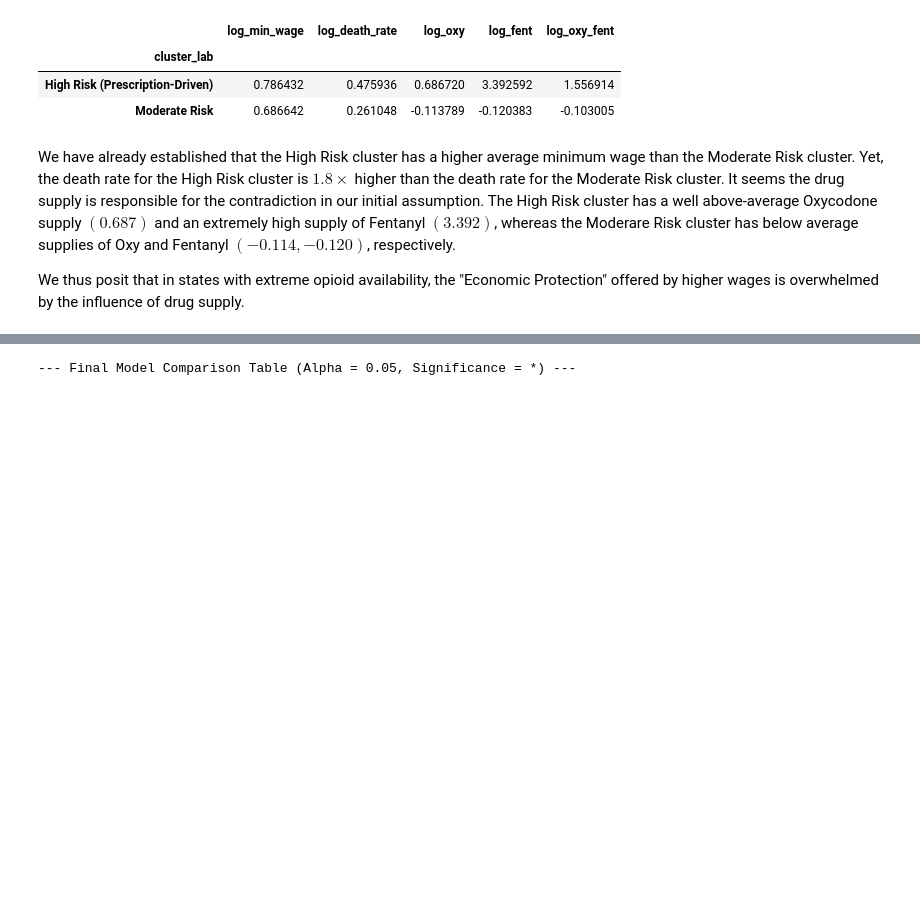
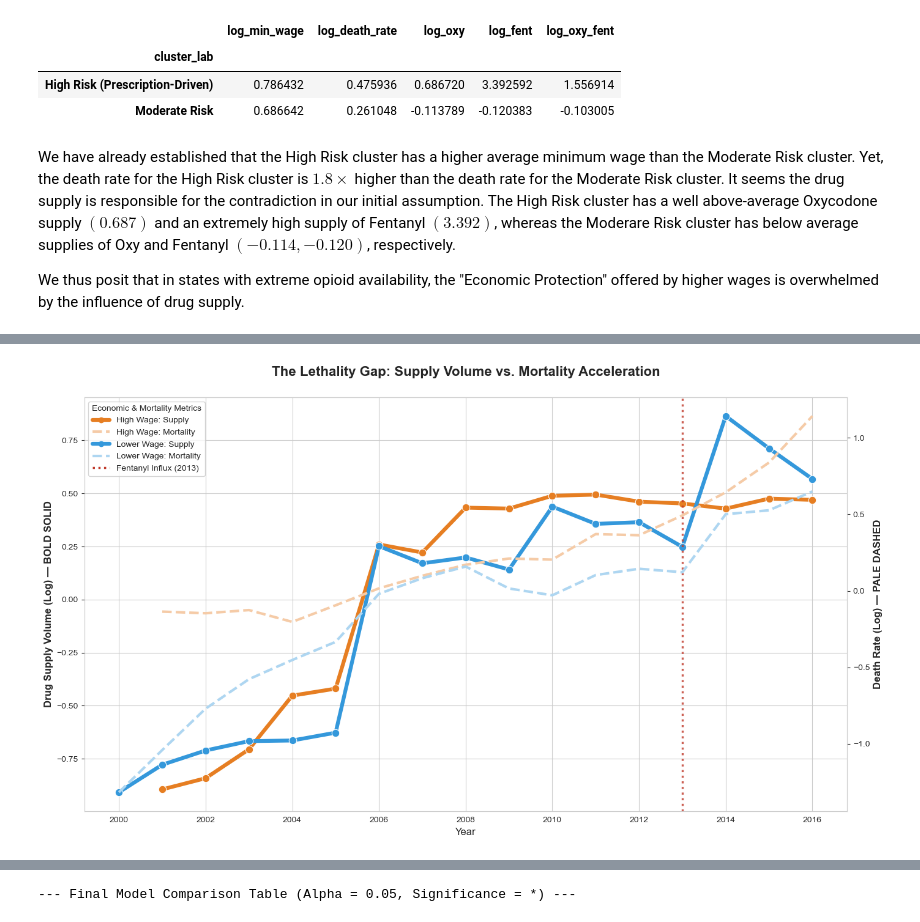
Before and after one commit to amberteetsel/substance-abuse-predictions, a Jupyter notebook: src/insights/death_rate_insights.ipynb, the cells around one changed output, grey strips where cells are left out. Saved outputs shown, nothing was run; the diff lists cells and outputs as text; code cells hidden in the pictures; blank space fills up the shorter version.

```diff
--- a/src/insights/death_rate_insights.ipynb
+++ b/src/insights/death_rate_insights.ipynb
@@ -57,6 +58,9 @@ label_order = {
     'High Risk (Prescription-Driven)': 2,
     'Acute High Risk (Fentanyl-Driven)': 3
 }
+
+# Fentanyl Spike - CDC data on when fentanyl started really coming into the country
+fent_spike_year = 2013
 # %%
 # Load Data
 df = pd.read_csv(os.path.join(BASE_DIR, "data", "death_rate_kmeans.csv"))
@@ -268,0 +277,68 @@ Name: log_min_wage, dtype: float64
+# %%
+import matplotlib.pyplot as plt
+import seaborn as sns
+import numpy as np
+
+
+# 1. Define Categories and Colors
+# Using median split to handle evolving economic standards
+median_wage = df['log_min_wage'].median()
+df['wage_category'] = np.where(df['log_min_wage'] >= median_wage, 'Higher Wage States', 'Lower Wage States')
+
+# Define Palette: Solid for Supply, Pale for Mortality
+colors_solid = {'Higher Wage States': '#e67e22', 'Lower Wage States': '#3498db'}
+colors_pale = {'Higher Wage States': '#f5cba7', 'Lower Wage States': '#aed6f1'}
+
+# 2. Setup Figure and Dual Axes
+plt.figure(figsize=(14, 8))
+sns.set_style("whitegrid") # Keeps gridlines for the Primary Axis (Supply)
+ax1 = plt.gca()
+ax2 = ax1.twinx()
+
+# --- CRITICAL: Remove the gridlines for the secondary axis ---
+ax2.grid(False)
+
+# 3. Plot Drug Supply (Primary Axis: BOLD, Solid, with Markers)
+for category, color in colors_solid.items():
+    subset = df[df['wage_category'] == category]
+    sns.lineplot(
+        data=subset, x='year', y='log_oxy_fent',
+        color=color, linewidth=4.5, marker='o', markersize=9,
+        errorbar=None, ax=ax1, label=f"{category} (Supply)"
+    )
+
+# 4. Plot Death Rate (Secondary Axis: PALE, Dashed, NO Markers)
+for category, color in colors_pale.items():
+    subset = df[df['wage_category'] == category]
+    sns.lineplot(
+        data=subset, x='year', y='log_death_rate',
+        color=color, linewidth=3, linestyle='--',
+        errorbar=None, ax=ax2, label=f"{category} (Mortality)"
+    )
+
+# 5. Add Reference and Formatting
+ax1.axvline(x=fent_spike_year, color='#c0392b', linestyle=':', linewidth=2.5, alpha=0.8)
+
+# Axis Labels
+ax1.set_ylabel("Drug Supply Volume (Log) — BOLD SOLID", fontsize=12, fontweight='bold')
+ax2.set_ylabel("Death Rate (Log) — PALE DASHED", fontsize=12, fontweight='bold')
+ax1.set_xlabel("Year", fontsize=12)
+
+# Custom Unified Legend
+legend_elements = [
+    Line2D([0], [0], color=colors_solid['Higher Wage States'], lw=4.5, marker='o', label='High Wage: Supply'),
+    Line2D([0], [0], color=colors_pale['Higher Wage States'], lw=3, ls='--', label='High Wage: Mortality'),
+    Line2D([0], [0], color=colors_solid['Lower Wage States'], lw=4.5, marker='o', label='Lower Wage: Supply'),
+    Line2D([0], [0], color=colors_pale['Lower Wage States'], lw=3, ls='--', label='Lower Wage: Mortality'),
+    Line2D([0], [0], color='#c0392b', ls=':', lw=2.5, label='Fentanyl Influx (2013)')
+]
+ax1.legend(handles=legend_elements, loc='upper left', frameon=True, fontsize=10, title="Economic & Mortality Metrics")
+
+# Cleanup
+if ax2.get_legend(): ax2.get_legend().remove()
+
+plt.title("The Lethality Gap: Supply Volume vs. Mortality Acceleration", fontsize=16, fontweight='bold', pad=25)
+plt.tight_layout()
+plt.show()
+# %% [output]
+[figure, added]
```
Also changed, not shown: parts of 10 cells of this notebook, 1 other file.
